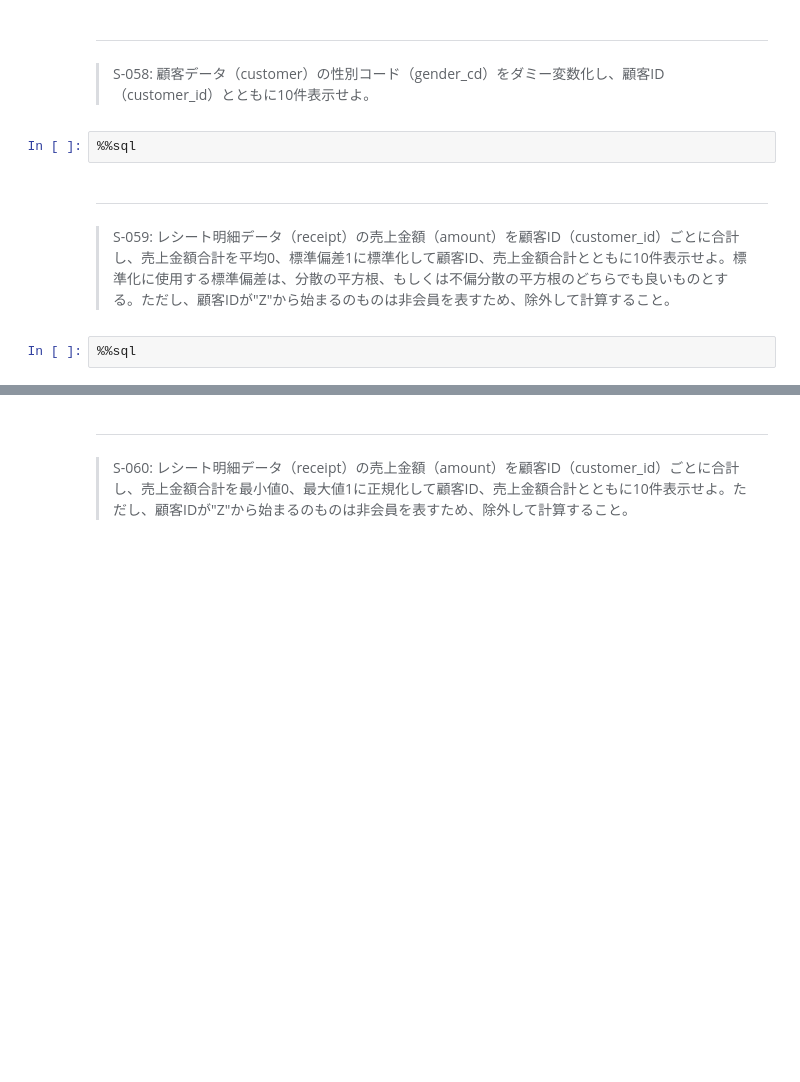
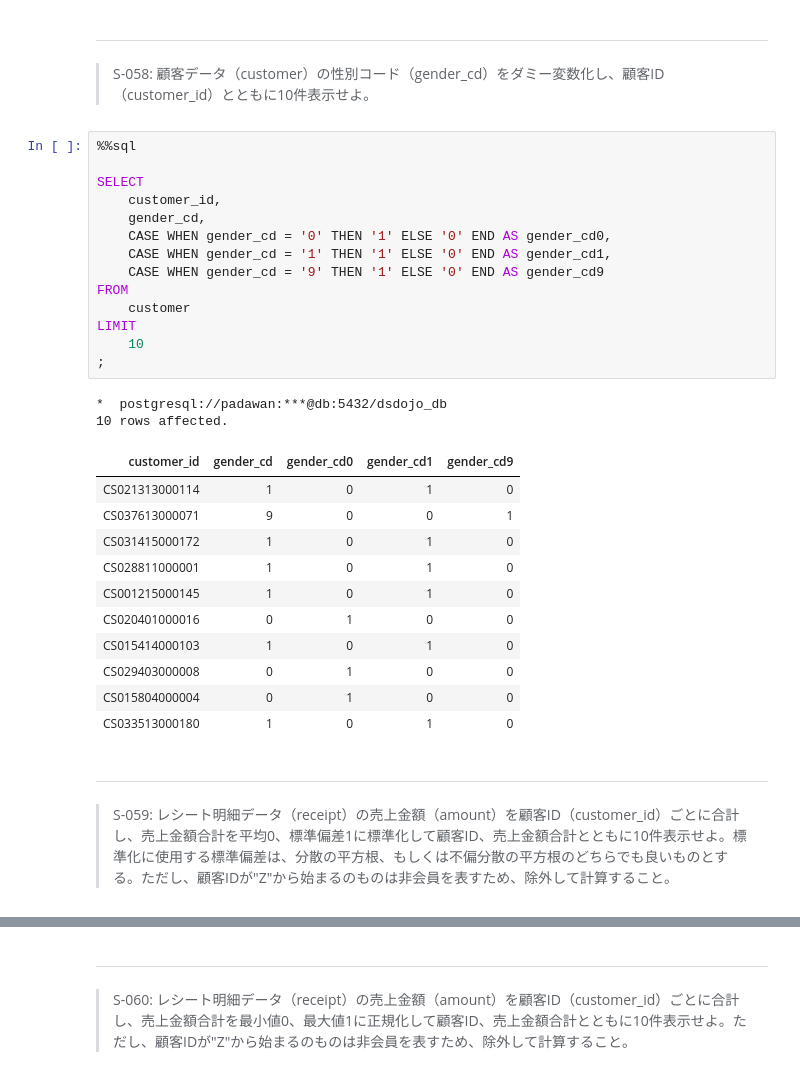
Before and after one commit to palakpaneerer/100knocks-preprocess, a Jupyter notebook: docker/work/preprocess_knock_SQL.ipynb, the cells around one changed output, grey strips where cells are left out. Cells and saved outputs as stored; diff of their text form; blank space fills up the shorter version.

```diff
--- a/docker/work/preprocess_knock_SQL.ipynb
+++ b/docker/work/preprocess_knock_SQL.ipynb
@@ -1304,10 +1829,34 @@ LIMIT
 # %% [markdown]
 ---
 > S-058: 顧客データ（customer）の性別コード（gender_cd）をダミー変数化し、顧客ID（customer_id）とともに10件表示せよ。
-# %%
-%%sql
+# %%
+%%sql
+
+SELECT
+    customer_id,
+    gender_cd,
+    CASE WHEN gender_cd = '0' THEN '1' ELSE '0' END AS gender_cd0,
+    CASE WHEN gender_cd = '1' THEN '1' ELSE '0' END AS gender_cd1,
+    CASE WHEN gender_cd = '9' THEN '1' ELSE '0' END AS gender_cd9
+FROM
+    customer
+LIMIT
+    10
+;
+# %% [output]
+*  postgresql://padawan:***@db:5432/dsdojo_db
+10 rows affected.
+| customer_id | gender_cd | gender_cd0 | gender_cd1 | gender_cd9 |
+| CS021313000114 | 1 | 0 | 1 | 0 |
+| CS037613000071 | 9 | 0 | 0 | 1 |
+| CS031415000172 | 1 | 0 | 1 | 0 |
+| CS028811000001 | 1 | 0 | 1 | 0 |
+| CS001215000145 | 1 | 0 | 1 | 0 |
+| CS020401000016 | 0 | 1 | 0 | 0 |
+| CS015414000103 | 1 | 0 | 1 | 0 |
+| CS029403000008 | 0 | 1 | 0 | 0 |
+| CS015804000004 | 0 | 1 | 0 | 0 |
+| CS033513000180 | 1 | 0 | 1 | 0 |
 # %% [markdown]
 ---
 > S-059: レシート明細データ（receipt）の売上金額（amount）を顧客ID（customer_id）ごとに合計し、売上金額合計を平均0、標準偏差1に標準化して顧客ID、売上金額合計とともに10件表示せよ。標準化に使用する標準偏差は、分散の平方根、もしくは不偏分散の平方根のどちらでも良いものとする。ただし、顧客IDが"Z"から始まるのものは非会員を表すため、除外して計算すること。
-# %%
-%%sql
```
Also changed, not shown: parts of 38 cells of this notebook.
